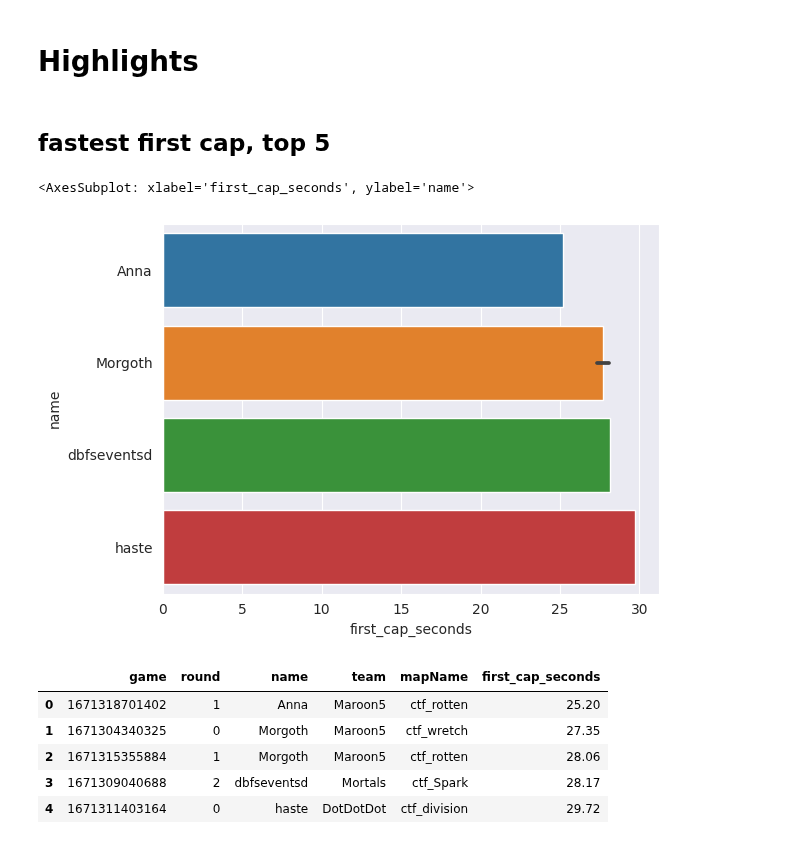
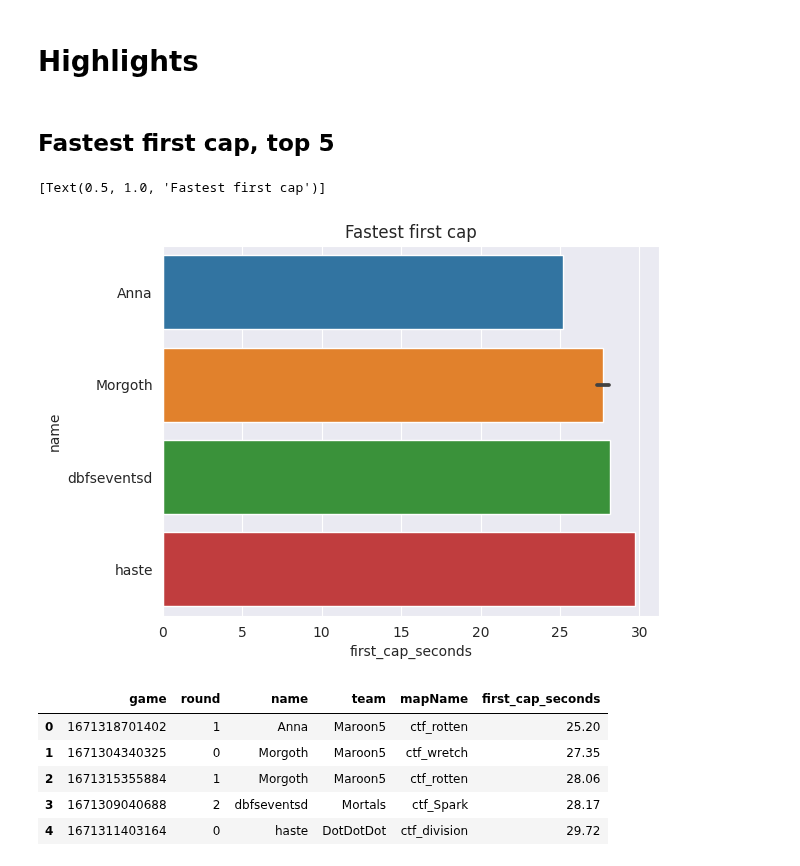
Before and after one commit to s2vndl/s2_1st_tournament_stats, a Jupyter notebook: s2_stats.ipynb, the cells around one changed output. Saved outputs shown, nothing was run; the diff lists cells and outputs as text; code cells hidden in the pictures.

Commit message:
add chart titles, add round result chart

```diff
--- a/s2_stats.ipynb
+++ b/s2_stats.ipynb
@@ -22,11 +22,11 @@ if exists(TMP_DB_SQL):
     os.remove(TMP_DB_SQL)
 con = sqlite3.connect(TMP_DB_SQL)
 cur = con.cursor()
+cur.execute('CREATE TABLE player ("id", "name", "tier", "team");')
 cur.execute('CREATE TABLE game ("id", "redRoundWins", "blueRoundWins", "winner")')
+cur.execute('CREATE TABLE round ("game", "round", "mapName", "startTime", "endTime", "blueCaps", "redCaps", "result");')
 cur.execute('CREATE TABLE event_kill ("game", "round", "timestamp", "killerPlayfabId", "killerTeam", "victimPlayfabId", "victimTeam", "weaponName");')
 cur.execute('CREATE TABLE event_cap ("game", "round", "mapName", "timestamp", "cappingTeam", "playfabId", "millisSinceStart");')
-cur.execute('CREATE TABLE round ("game", "round", "mapName", "startTime", "endTime", "blueCaps", "redCaps");')
-cur.execute('CREATE TABLE player ("id", "name", "tier", "team");')
 
 
 kills = []
@@ -36,7 +36,9 @@ for game in games:
         row = round
         row["round"] = round_no
         row["game"] = game["startTime"]
-        cur.execute('insert into round values (:game, :round, :mapName, :startTime, :endTime, :blueCaps, :redCaps)', row)
+        caps_diff = round["redCaps"] - round["blueCaps"]
+        row["result"] = "tie" if caps_diff == 0 else ("redWins" if caps_diff > 0 else "blueWins")
+        cur.execute('insert into round values (:game, :round, :mapName, :startTime, :endTime, :blueCaps, :redCaps, :result)', row)
         for event in round["events"]:
             row = dict(event)
             del row["type"]
@@ -109,21 +111,21 @@ cur.connection.commit()
 # %% [markdown]
 # Highlights
 # %% [markdown]
-## fastest first cap, top 5
+## Fastest first cap, top 5
 # %%
 query = """
 select game, round, name, team, mapName, round(1.0*min(millisSinceStart) / 1000,2) first_cap_seconds
 from event_cap
 join player on playfabId = player.id
 group by game, round
 order by first_cap_seconds
 limit 5
 """
 result1 = pd.read_sql_query(query, con)
-sns.barplot(result1, y="name", x="first_cap_seconds")
+sns.barplot(result1, y="name", x="first_cap_seconds").set(title="Fastest first cap")
 # %% [output]
-<AxesSubplot: xlabel='first_cap_seconds', ylabel='name'>
+[Text(0.5, 1.0, 'Fastest first cap')]
-[figure, old version]
+[figure, new version]
 # %%
 result1
 # %% [output]
```
Also changed, not shown: parts of 19 cells of this notebook.
